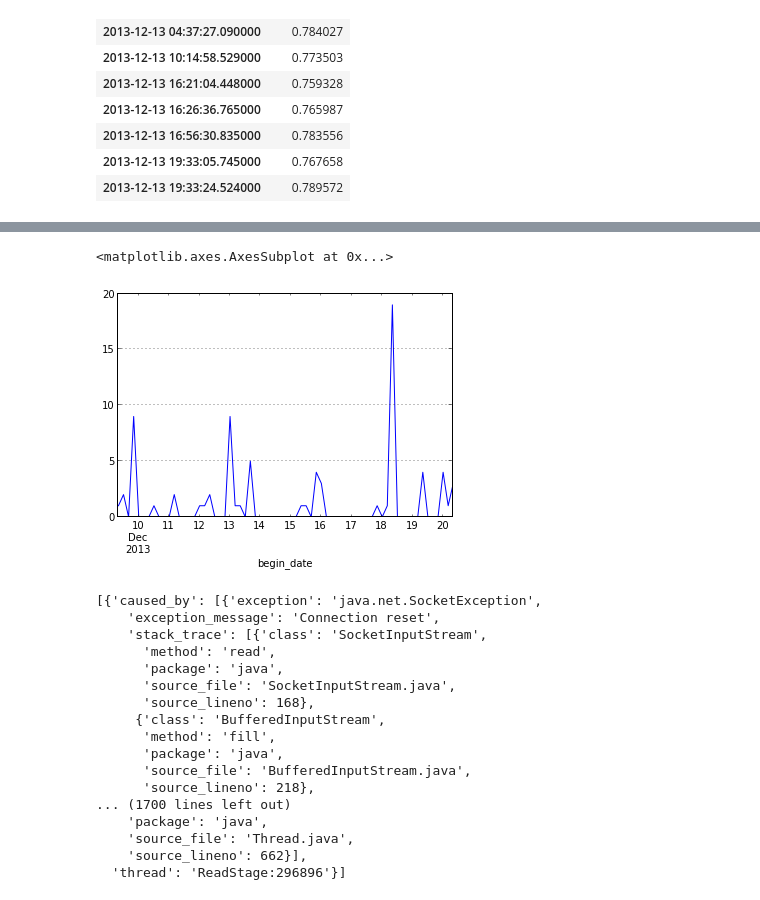
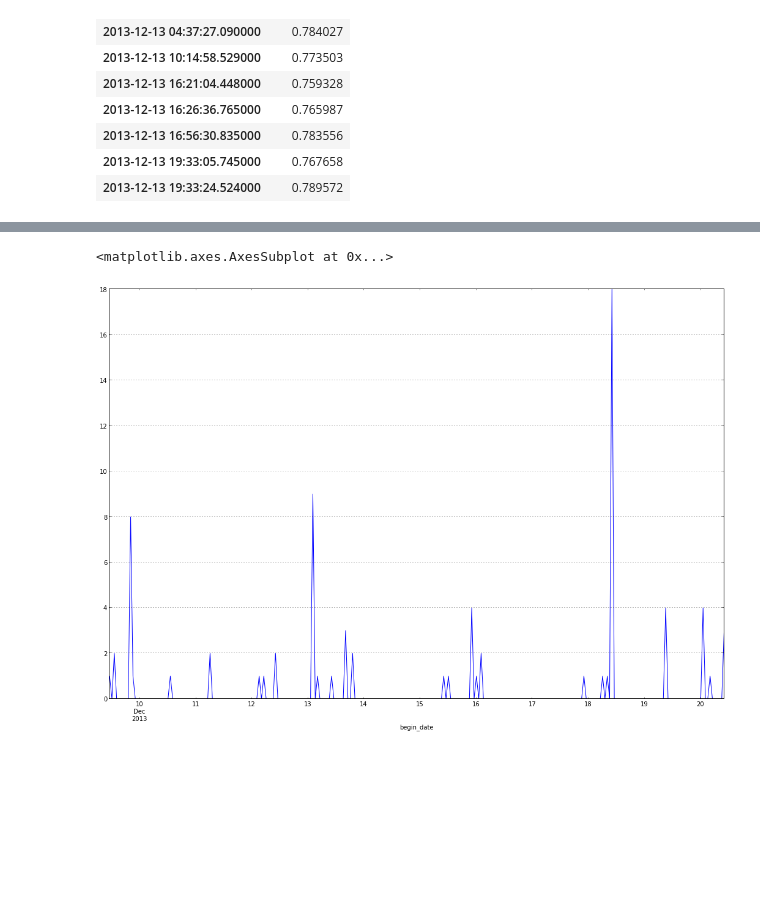
Before and after one commit to riptano/logparse, a Jupyter notebook: example.ipynb, the cells around one changed output, grey strips where cells are left out. Saved outputs shown, nothing was run; the diff lists cells and outputs as text; code cells hidden in the pictures; blank space fills up the shorter version.

Commit message:
Tweaking examples

```diff
--- a/example.ipynb
+++ b/example.ipynb
@@ -20,0 +1,7 @@ java.util.concurrent.RejectedExecutionException
+# %%
+import pylab
+import pandas as pd
+import cassandra
+reload(cassandra)
+
+pylab.rcParams['figure.figsize'] = 18, 12
@@ -20,0 +10,8 @@ java.util.concurrent.RejectedExecutionException
+# %%
+logfiles = ['system0.log', 'system1.log', 'system2.log']
+
+#0=Good general example
+#1=Good compaction example
+#2=Good GC Example
+
+log = cassandra.SystemLog(logfiles[0])
@@ -87,28 +92,6 @@ compactions.describe()
 # %%
 flushes = pd.DataFrame.from_records(log.sessions[0]['flushes'],index='begin_date')
-#flushes['file_size'].hist(bins=50)
-#flushes.describe()
-flushes['filename'].resample('4H', how='count').plot()
+flushes['filename'].resample('H', how='count').plot()
 # %% [output]
 <matplotlib.axes.AxesSubplot at 0x...>
-[figure, old version]
+[figure, new version]
-# %%
-log.sessions[0]['errors']
-# %% [output]
-[{'caused_by': [{'exception': 'java.net.SocketException',
-    'exception_message': 'Connection reset',
-    'stack_trace': [{'class': 'SocketInputStream',
-      'method': 'read',
-      'package': 'java',
-      'source_file': 'SocketInputStream.java',
-      'source_lineno': 168},
-     {'class': 'BufferedInputStream',
-      'method': 'fill',
-      'package': 'java',
-      'source_file': 'BufferedInputStream.java',
-      'source_lineno': 218},
-... (1700 lines left out)
-    'package': 'java',
-    'source_file': 'Thread.java',
-    'source_lineno': 662}],
-  'thread': 'ReadStage:296896'}]
```
Also changed, not shown: parts of 14 cells of this notebook.
